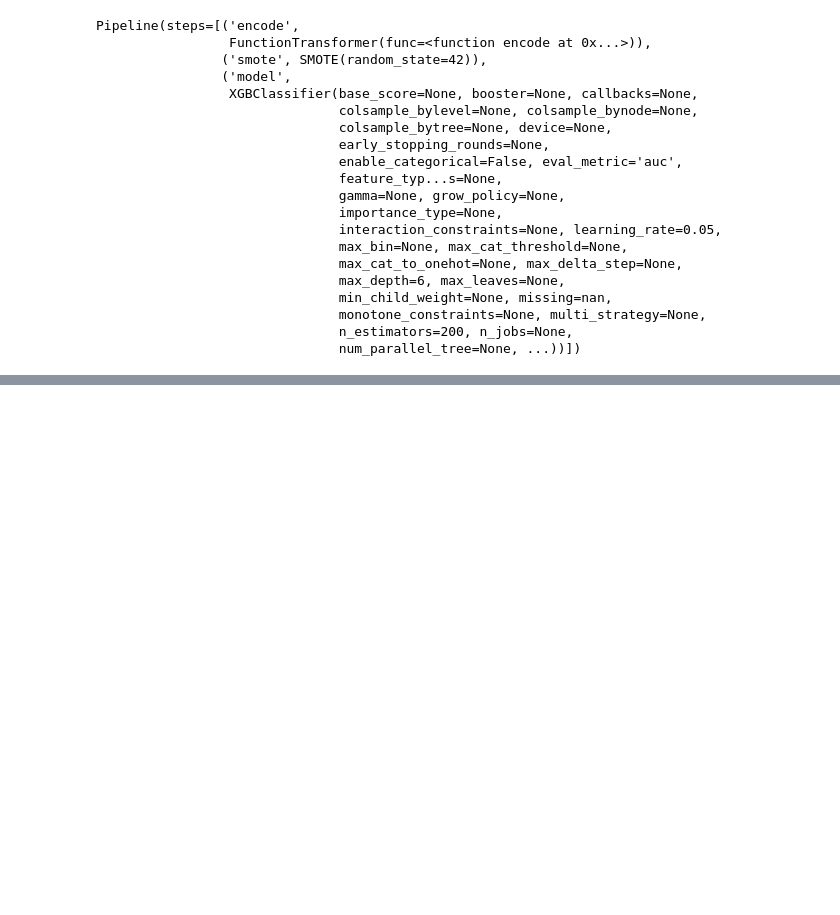
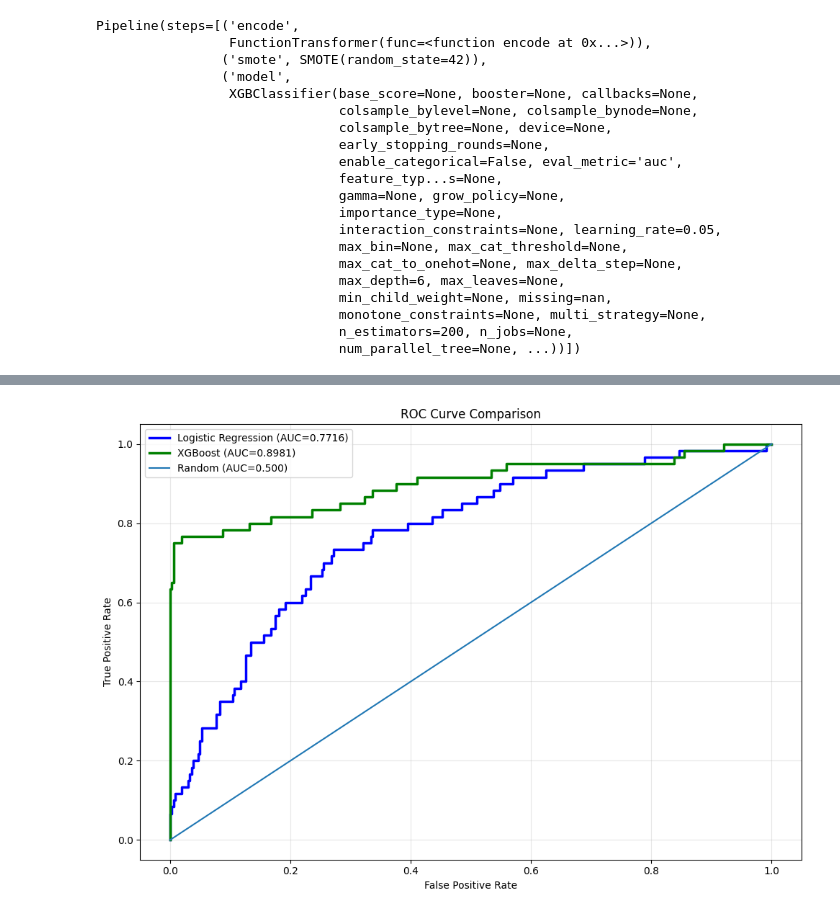
Before and after one commit to nitin-vinayak/customerchurn, a Jupyter notebook: customerchurn.ipynb, the cells around one changed output, grey strips where cells are left out. Drawn from its saved outputs; the diff is of its cells as text; code cells hidden in the pictures; blank space fills up the shorter version.

```diff
--- a/customerchurn.ipynb
+++ b/customerchurn.ipynb
@@ -102,0 +153,23 @@ Confusion Matrix:
+# %%
+fig, ax = plt.subplots(figsize=(10, 7))
+
+for name, proba, color in [
+    ('Logistic Regression', logreg_y_proba, 'blue'),
+    ('XGBoost', xgb_y_proba, 'green')
+]:
+    fpr, tpr, _ = roc_curve(y_test, proba)
+    auc = roc_auc_score(y_test, proba)
+    ax.plot(fpr, tpr, label=f'{name} (AUC={auc:.4f})',
+            color=color, linewidth=2.5)
+
+ax.plot([0, 1], [0, 1], '-', label='Random (AUC=0.500)', linewidth=1.5)
+
+ax.set_xlabel('False Positive Rate')
+ax.set_ylabel('True Positive Rate')
+ax.set_title('ROC Curve Comparison')
+ax.legend()
+ax.grid(alpha=0.3)
+plt.tight_layout()
+plt.show()
+# %% [output]
+[figure, added]
```
Also changed, not shown: parts of 8 cells of this notebook.
